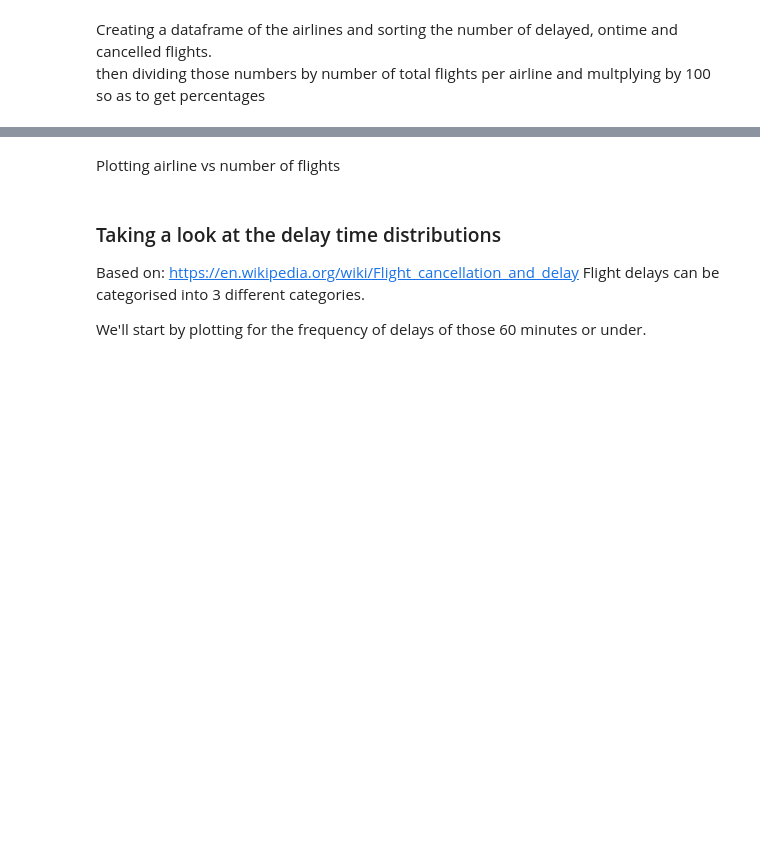
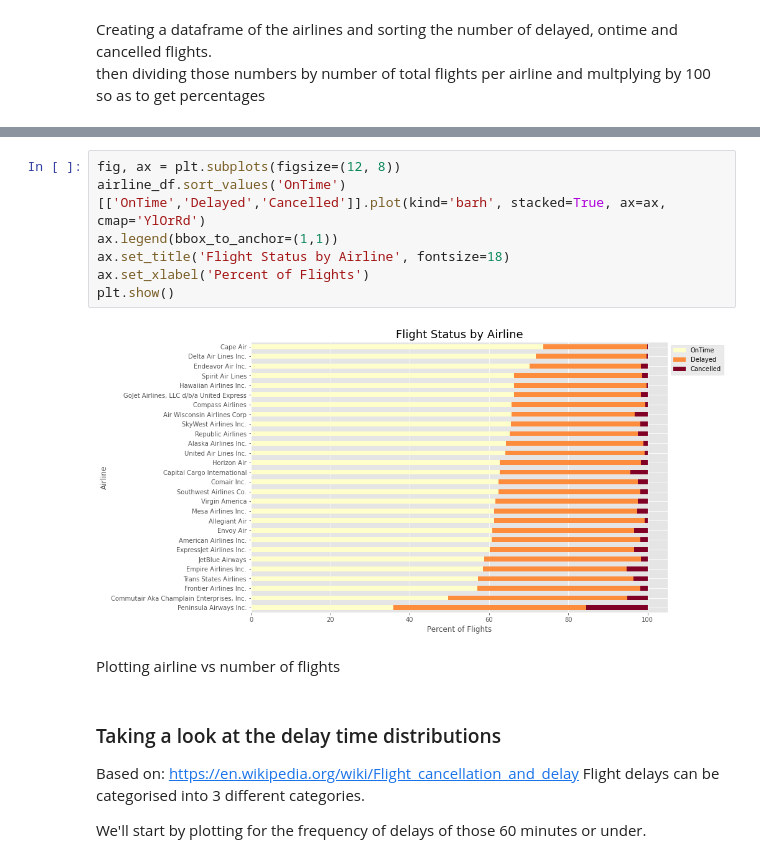
Before and after one commit to Wooniety/SC1015-Assignment, a Jupyter notebook: DeveloperFiles/M-project.ipynb, the cells around one changed output, grey strips where cells are left out. Drawn from its saved outputs; the diff is of its cells as text; blank space fills up the shorter version.

```diff
--- a/DeveloperFiles/M-project.ipynb
+++ b/DeveloperFiles/M-project.ipynb
@@ -306,3 +331,12 @@ ImportError: cannot import name 'AxisInt' from 'pandas._typing' (/Users/mythilim
+# %%
+fig, ax = plt.subplots(figsize=(12, 8))
+airline_df.sort_values('OnTime')[['OnTime','Delayed','Cancelled']].plot(kind='barh', stacked=True, ax=ax, cmap='YlOrRd')
+ax.legend(bbox_to_anchor=(1,1))
+ax.set_title('Flight Status by Airline', fontsize=18)
+ax.set_xlabel('Percent of Flights')
+plt.show()
+# %% [output]
+[figure, added]
 # %% [markdown]
 Plotting airline vs number of flights
 # %% [markdown]
```
Also changed, not shown: parts of 11 cells of this notebook.
